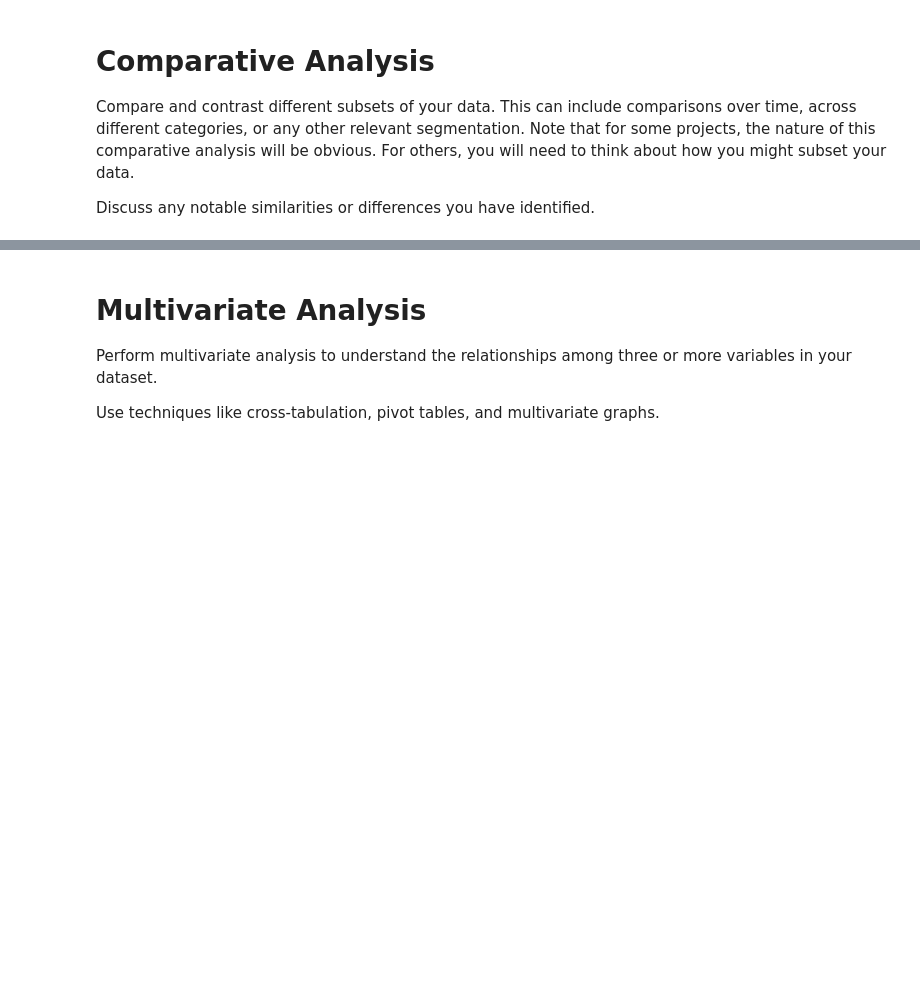
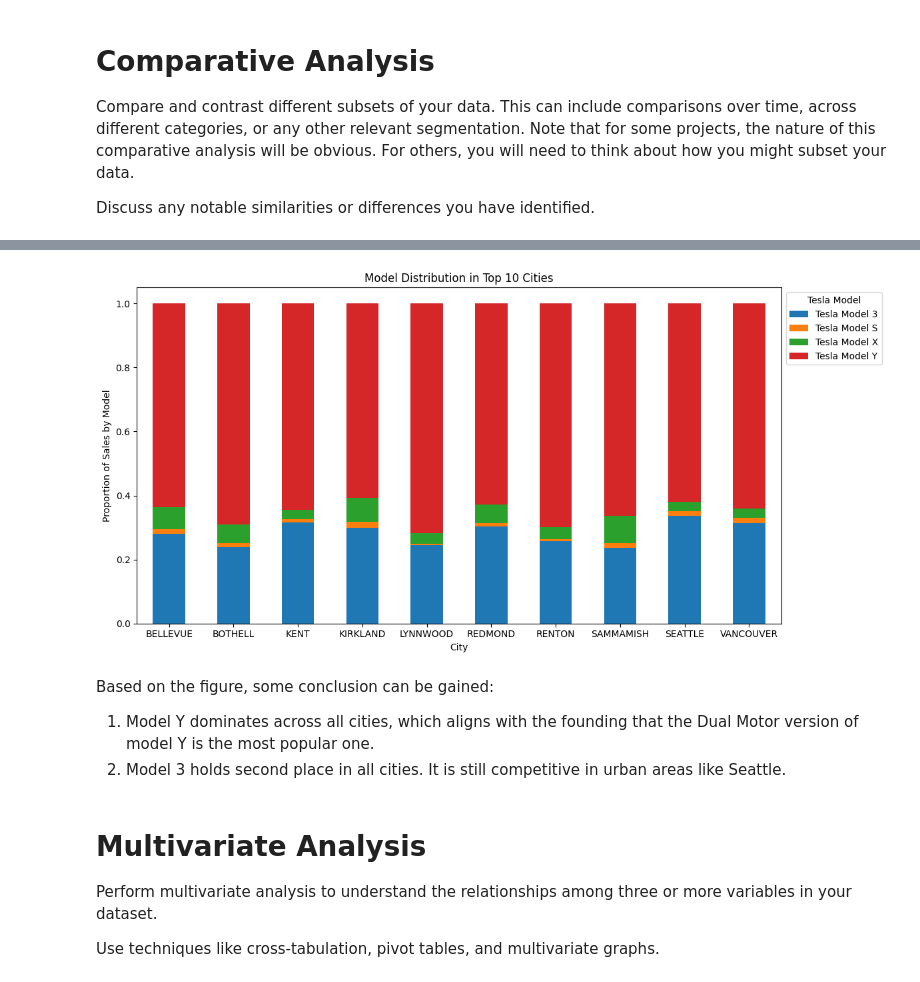
Before and after one commit to zezhenwang/si618-ev-project, a Jupyter notebook: Part_II.ipynb, the cells around one changed output, grey strips where cells are left out. Saved outputs shown, nothing was run; the diff lists cells and outputs as text; code cells hidden in the pictures; blank space fills up the shorter version.

```diff
--- a/Part_II.ipynb
+++ b/Part_II.ipynb
@@ -432,3 +462,44 @@ Discuss any notable similarities or differences you have identified.
+# %%
+# Identify top 10 cities by number of Tesla sales
+top10_cities = tesla_sale_data["City"].value_counts().head(10).index
+df_top10 = tesla_sale_data[tesla_sale_data["City"].isin(top10_cities)].copy()
+
+# Count how many of each model are sold in each city
+city_model_count = (
+    df_top10.groupby(["City", "make"])
+    .size()
+    .reset_index(name="count")
+)
+
+# Get total sales per city
+city_totals = city_model_count.groupby("City")["count"].sum().reset_index(name="total_count")
+
+# Merge totals back and compute proportion of each model
+merged = city_model_count.merge(city_totals, on="City", how="left")
+merged["proportion"] = merged["count"] / merged["total_count"]
+
+# Pivot to create a matrix of City (rows) x Model (columns) for proportions
+pivot_proportion = (
+    merged.pivot(index="City", columns="make", values="proportion")
+    .fillna(0)
+    .sort_index()
+)
+
+# Create a stacked bar chart
+ax = pivot_proportion.plot(kind="bar", stacked=True, figsize=(12, 6))
+ax.set_xlabel("City")
+ax.set_ylabel("Proportion of Sales by Model")
+ax.set_title("Model Distribution in Top 10 Cities")
+plt.legend(title="Tesla Model", bbox_to_anchor=(1.0, 1.0))
+plt.xticks(rotation=0)
+plt.tight_layout()
+plt.show()
+# %% [output]
+[figure, added]
+# %% [markdown]
+Based on the figure, some conclusion can be gained:
+1. Model Y dominates across all cities, which aligns with the founding that the Dual Motor version of model Y is the most popular one.
+2. Model 3 holds second place in all cities. It is still competitive in urban areas like Seattle.
 # %% [markdown]
 # Multivariate Analysis
 Perform multivariate analysis to understand the relationships among three or more variables in your dataset.
```
Also changed, not shown: parts of 8 cells of this notebook.
